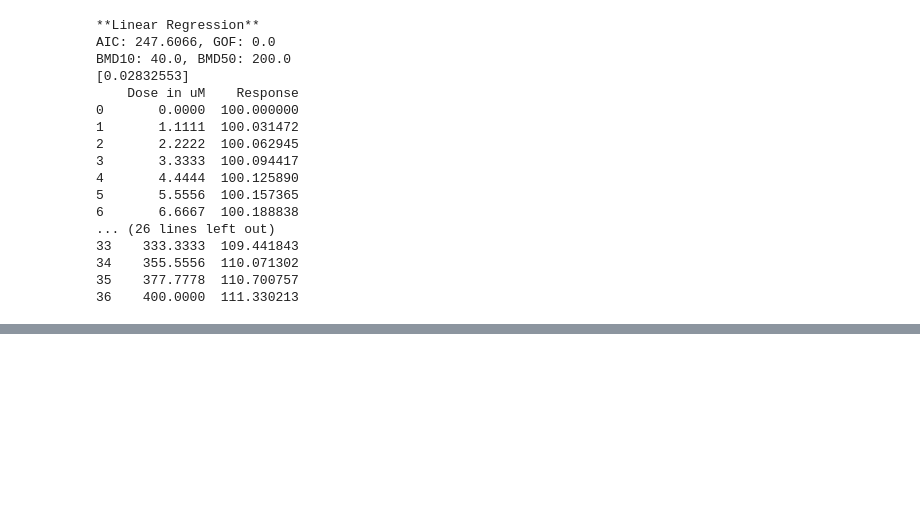
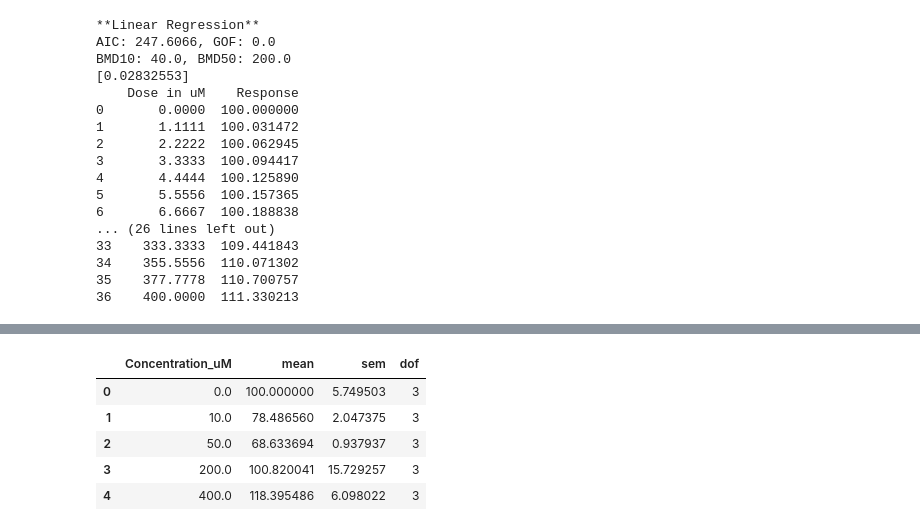
Before and after one commit to PNNL-CompBio/bmdrc, a Jupyter notebook: vignettes/Continuous Class Example.ipynb, the cells around one changed output, grey strips where cells are left out. Drawn from its saved outputs; the diff is of its cells as text; code cells hidden in the pictures; blank space fills up the shorter version.

```diff
--- a/vignettes/Continuous Class Example.ipynb
+++ b/vignettes/Continuous Class Example.ipynb
@@ -209,0 +208,16 @@ def quick_plot(obj):
+# %%
+# Build a statistical summary data.frame to calculate confidence intervals. SEM - standard error measurement (sd / sqrt(n))
+stats_sum = data[[con._concentration, con._response]].groupby(con._concentration).agg(["mean", "sem", "size"]).reset_index()
+stats_sum.columns = [con._concentration, "mean", "sem", "dof"]
+
+# Subtract one for the DoF
+stats_sum["dof"] = stats_sum["dof"] - 1
+
+stats_sum
+# %% [output]
+|  | Concentration_uM | mean | sem | dof |
+| 0 | 0.0 | 100.000000 | 5.749503 | 3 |
+| 1 | 10.0 | 78.486560 | 2.047375 | 3 |
+| 2 | 50.0 | 68.633694 | 0.937937 | 3 |
+| 3 | 200.0 | 100.820041 | 15.729257 | 3 |
+| 4 | 400.0 | 118.395486 | 6.098022 | 3 |
```
Also changed, not shown: parts of 2 cells of this notebook, 1 other file.
